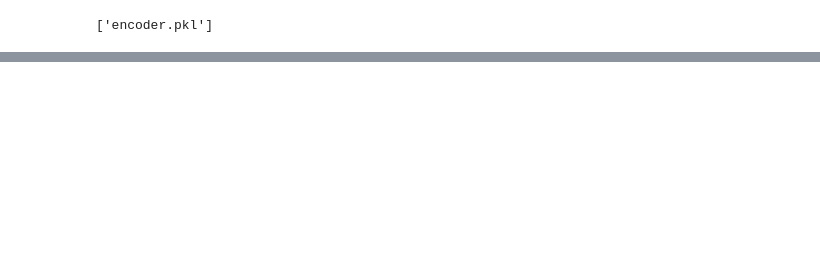
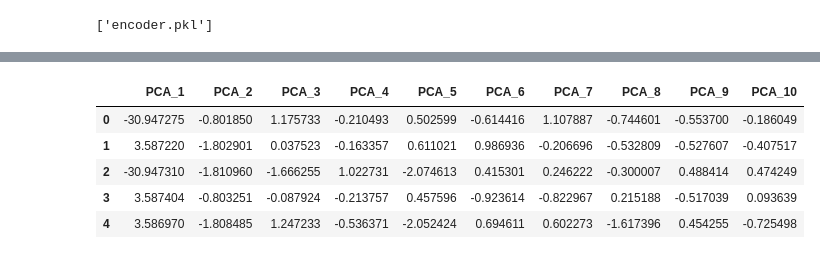
Before and after one commit to mayanggumelarr/Diabetes-Classification, a Jupyter notebook: diabetes-classification.ipynb, the cells around one changed output, grey strips where cells are left out. Cells and saved outputs as stored; diff of their text form; code cells hidden in the pictures; blank space fills up the shorter version.

```diff
--- a/diabetes-classification.ipynb
+++ b/diabetes-classification.ipynb
@@ -274,0 +295,18 @@ joblib.dump(encoder, 'encoder.pkl')
+# %%
+# feature engineering
+pca = PCA(n_components=10)
+X_pca = pca.fit_transform(X_scaled_df)
+
+pca_df = pd.DataFrame(
+    X_pca, columns=[f"PCA_{i+1}" for i in range(X_pca.shape[1])]
+)
+
+joblib.dump(pca, 'pca.pkl')
+pca_df.head()
+# %% [output]
+|  | PCA_1 | PCA_2 | PCA_3 | PCA_4 | PCA_5 | PCA_6 | PCA_7 | PCA_8 | PCA_9 | PCA_10 |
+| 0 | -30.947275 | -0.801850 | 1.175733 | -0.210493 | 0.502599 | -0.614416 | 1.107887 | -0.744601 | -0.553700 | -0.186049 |
+| 1 | 3.587220 | -1.802901 | 0.037523 | -0.163357 | 0.611021 | 0.986936 | -0.206696 | -0.532809 | -0.527607 | -0.407517 |
+| 2 | -30.947310 | -1.810960 | -1.666255 | 1.022731 | -2.074613 | 0.415301 | 0.246222 | -0.300007 | 0.488414 | 0.474249 |
+| 3 | 3.587404 | -0.803251 | -0.087924 | -0.213757 | 0.457596 | -0.923614 | -0.822967 | 0.215188 | -0.517039 | 0.093639 |
+| 4 | 3.586970 | -1.808485 | 1.247233 | -0.536371 | -2.052424 | 0.694611 | 0.602273 | -1.617396 | 0.454255 | -0.725498 |
```
Also changed, not shown: parts of 7 cells of this notebook, 2 other files.
